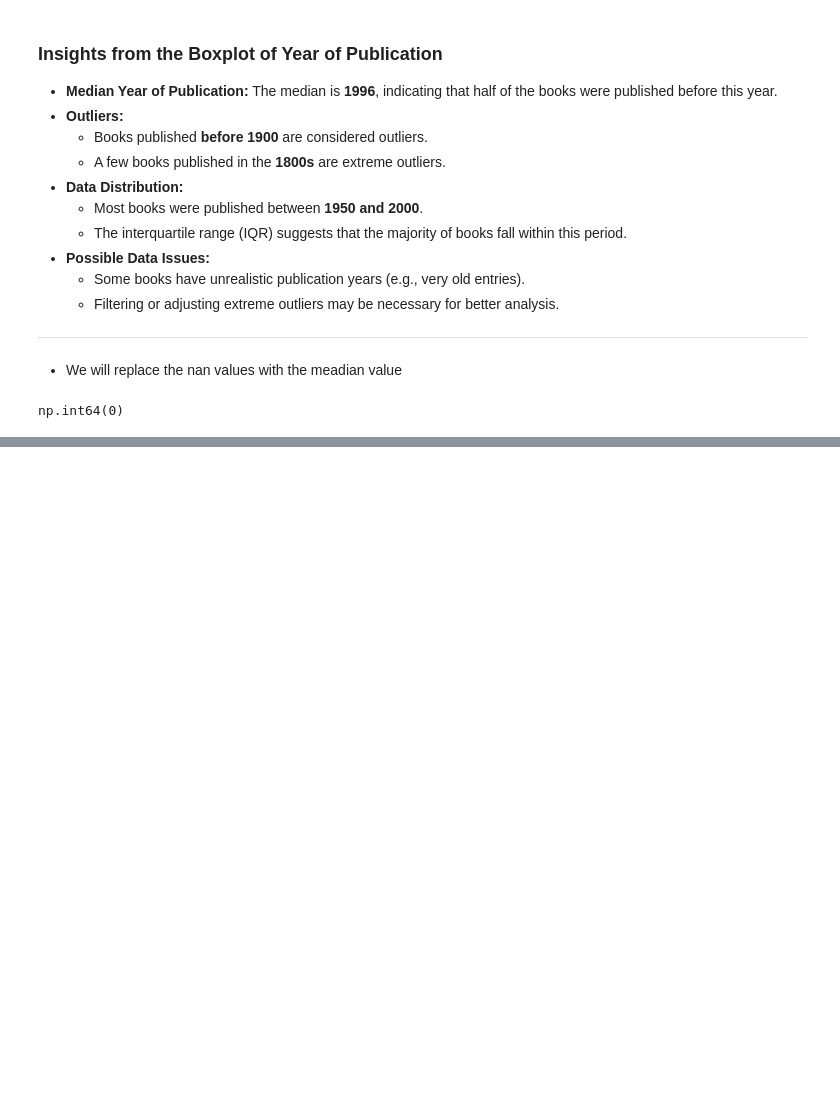
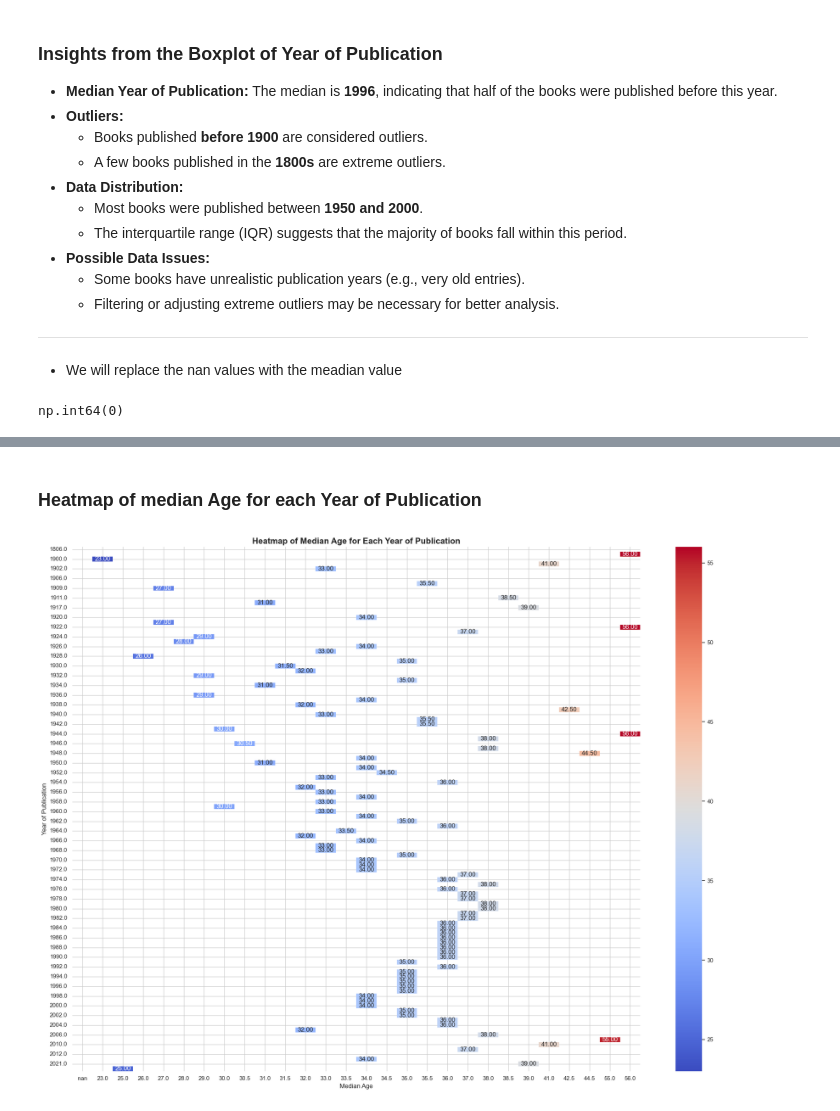
Before and after one commit to Ayush-dhabale/Books-Recommendation-System-, a Jupyter notebook: notebooks/datacleaning.ipynb, the cells around one changed output, grey strips where cells are left out. Cells and saved outputs as stored; diff of their text form; code cells hidden in the pictures; blank space fills up the shorter version.

```diff
--- a/notebooks/datacleaning.ipynb
+++ b/notebooks/datacleaning.ipynb
@@ -650,0 +802,24 @@ np.int64(0)
+# %% [markdown]
+### **Heatmap of median Age for each Year of Publication**
+# %%
+def plot_age_year_heatmap(data):
+    """
+    Plots a heatmap of median Age for each Year of Publication.
+
+    Parameters:
+    data (DataFrame): The dataset containing 'Age' and 'Year-Of-Publication' columns.
+    """
+    heatmap_data = data.groupby('Year-Of-Publication')['Age'].median().reset_index()
+    heatmap_data = heatmap_data.pivot(index='Year-Of-Publication', columns='Age', values='Age')
+
+    plt.figure(figsize=(20, 15))
+    sns.heatmap(heatmap_data, cmap='coolwarm', annot=True, fmt=".2f", cbar=True)
+    plt.title('Heatmap of Median Age for Each Year of Publication', fontsize=16, fontweight='bold')
+    plt.xlabel('Median Age', fontsize=12)
+    plt.ylabel('Year of Publication', fontsize=12)
+    plt.tight_layout()
+    plt.show()
+
+plot_age_year_heatmap(final_merged_df)
+# %% [output]
+[figure, added]
```
Also changed, not shown: parts of 36 cells of this notebook.
